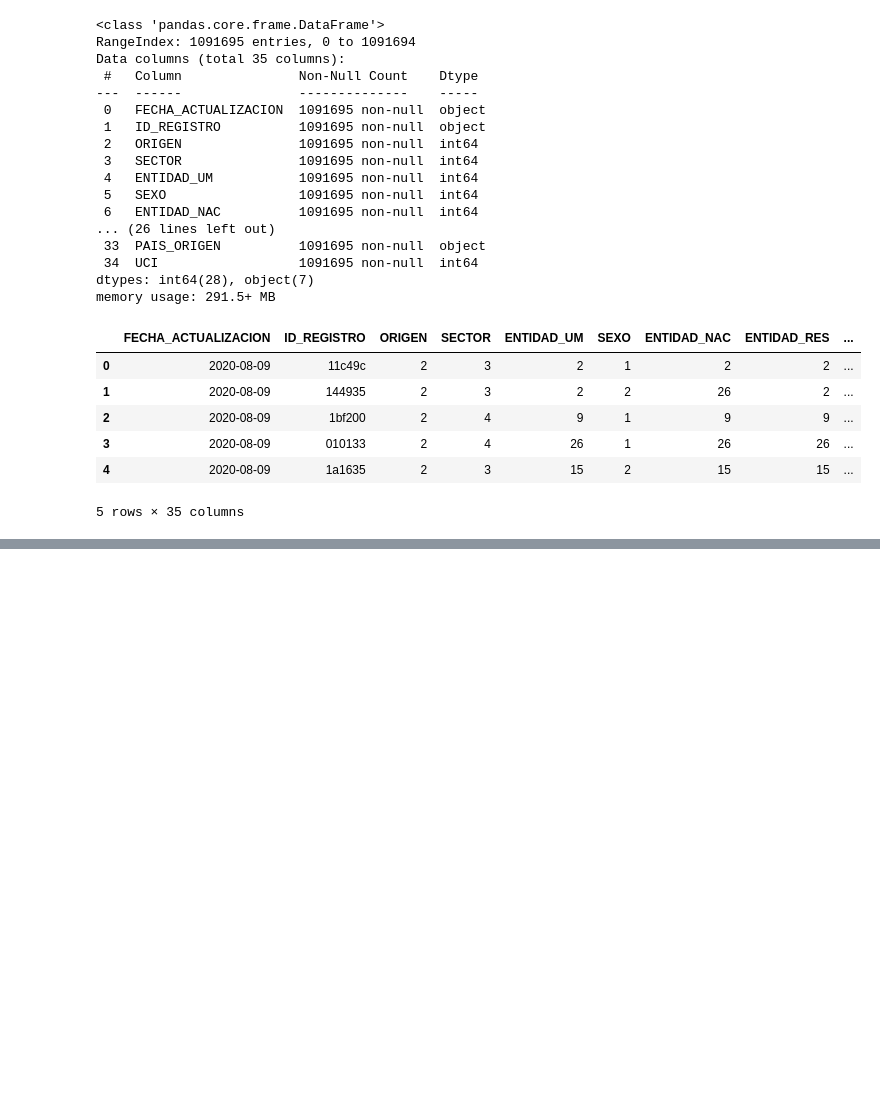
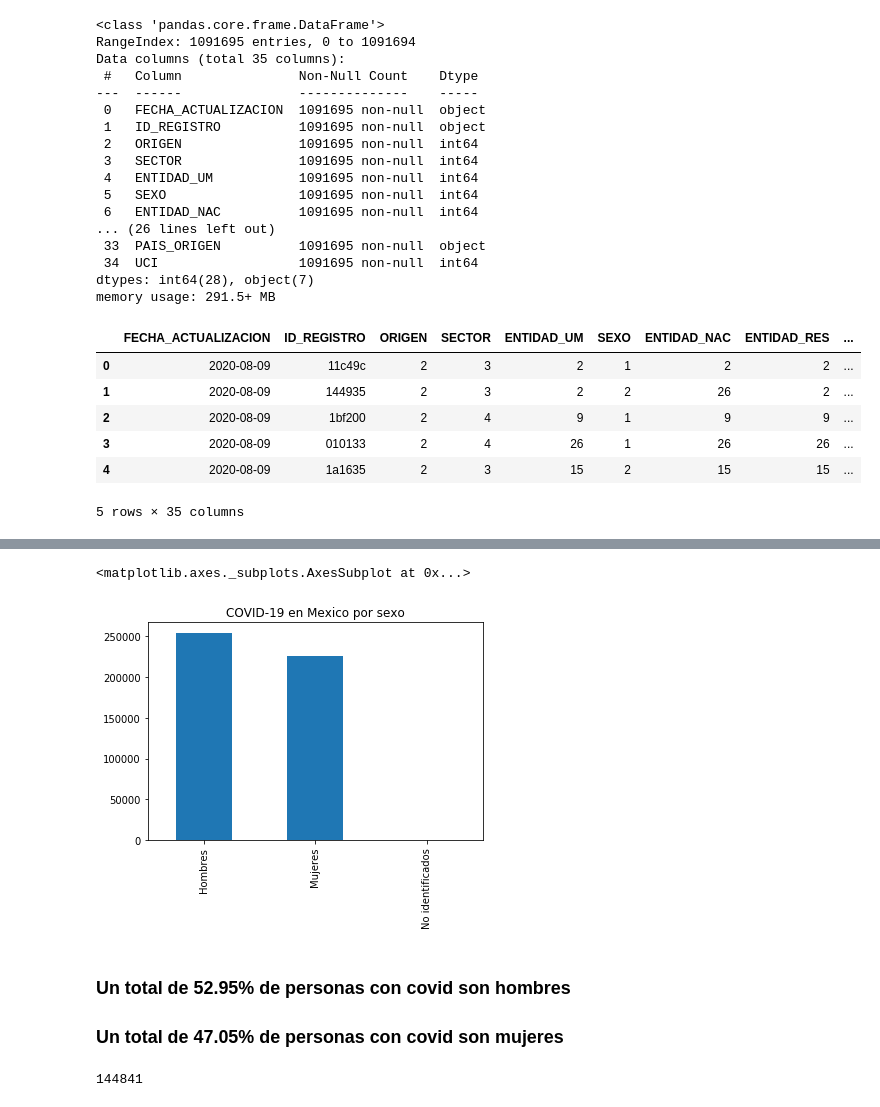
Before and after one commit to Francisco-Freyre/unidad_6_proyecto, a Jupyter notebook: Analisis_covid19.ipynb, the cells around one changed output, grey strips where cells are left out. Drawn from its saved outputs; the diff is of its cells as text; code cells hidden in the pictures; blank space fills up the shorter version.

```diff
--- a/Analisis_covid19.ipynb
+++ b/Analisis_covid19.ipynb
@@ -98,0 +161,5 @@ memory usage: 199.9+ MB
+# %%
+CasosCovidSexo.plot(kind='bar', title='COVID-19 en Mexico por sexo')
+# %% [output]
+<matplotlib.axes._subplots.AxesSubplot at 0x...>
+[figure, added]
@@ -98,0 +170,15 @@ memory usage: 199.9+ MB
+# %% [markdown]
+### Un total de 52.95% de personas con covid son hombres
+### Un total de 47.05% de personas con covid son mujeres
+# %%
+hombresNorte = hombres.loc[hombres['REGION'] == 'NORTE']
+hombresSur = hombres.loc[hombres['REGION'] == 'SUR']
+mujeresNorte = mujeres.loc[mujeres['REGION'] == 'NORTE']
+mujeresSur = mujeres.loc[mujeres['REGION'] == 'SUR']
+numHN = len(hombresNorte)
+numHS = len(hombresSur)
+numMN = len(mujeresNorte)
+numMS = len(mujeresSur)
+print(numMS)
+# %% [output]
+144841
```
Also changed, not shown: parts of 30 cells of this notebook.
